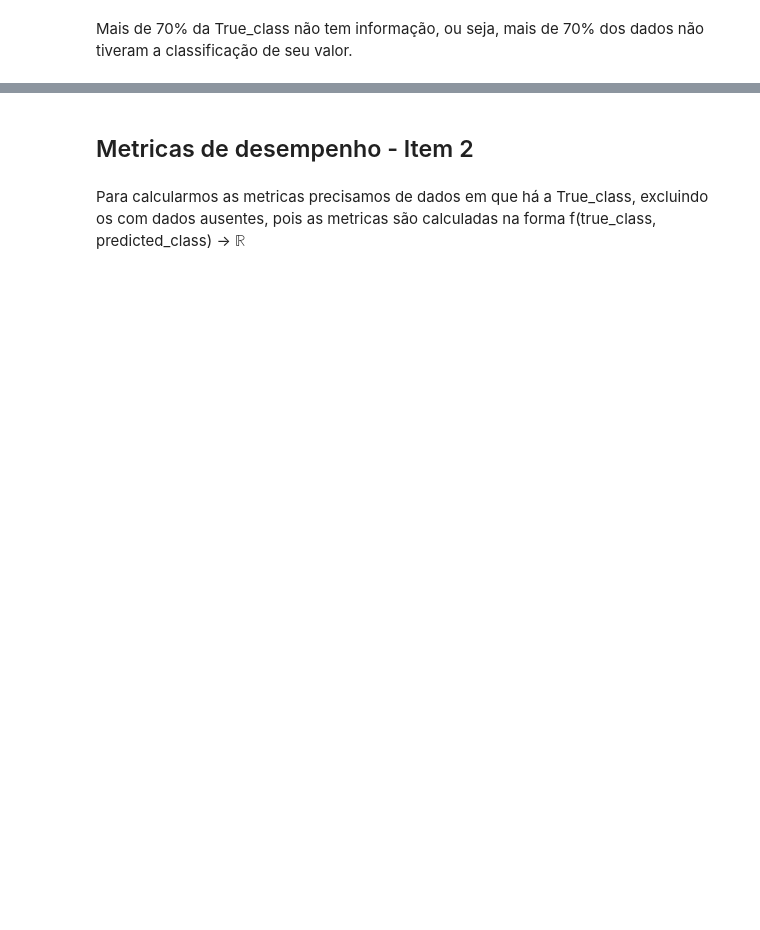
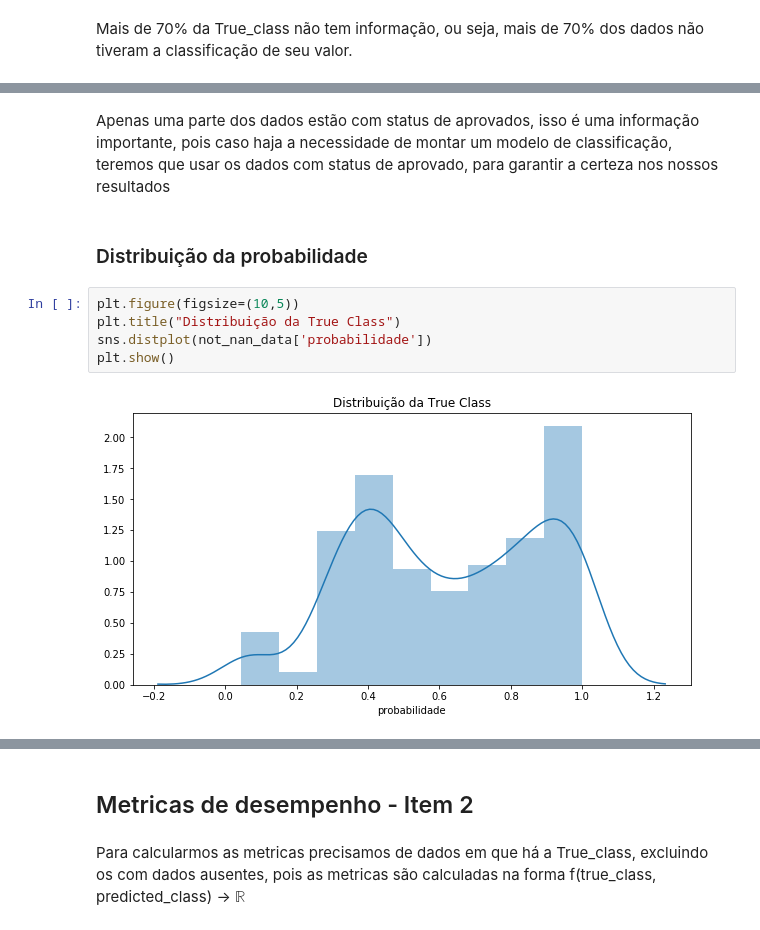
Before and after one commit to Andre-Sacilotti/ML-NLP-Questions, a Jupyter notebook: Analise ML.ipynb, the cells around one changed output, grey strips where cells are left out. Drawn from its saved outputs; the diff is of its cells as text; blank space fills up the shorter version.

```diff
--- a/Analise ML.ipynb
+++ b/Analise ML.ipynb
@@ -44,0 +80,11 @@ Mais de 70% da True_class não tem informação, ou seja, mais de 70% dos dados
+# %% [markdown]
+Apenas uma parte dos dados estão com status de aprovados, isso é uma informação importante, pois caso haja a necessidade de montar um modelo de classificação, teremos que usar os dados com status de aprovado, para garantir a certeza nos nossos resultados
+# %% [markdown]
+### Distribuição da probabilidade
+# %%
+plt.figure(figsize=(10,5))
+plt.title("Distribuição da True Class")
+sns.distplot(not_nan_data['probabilidade'])
+plt.show()
+# %% [output]
+[figure, added]
```
Also changed, not shown: parts of 67 cells of this notebook.
